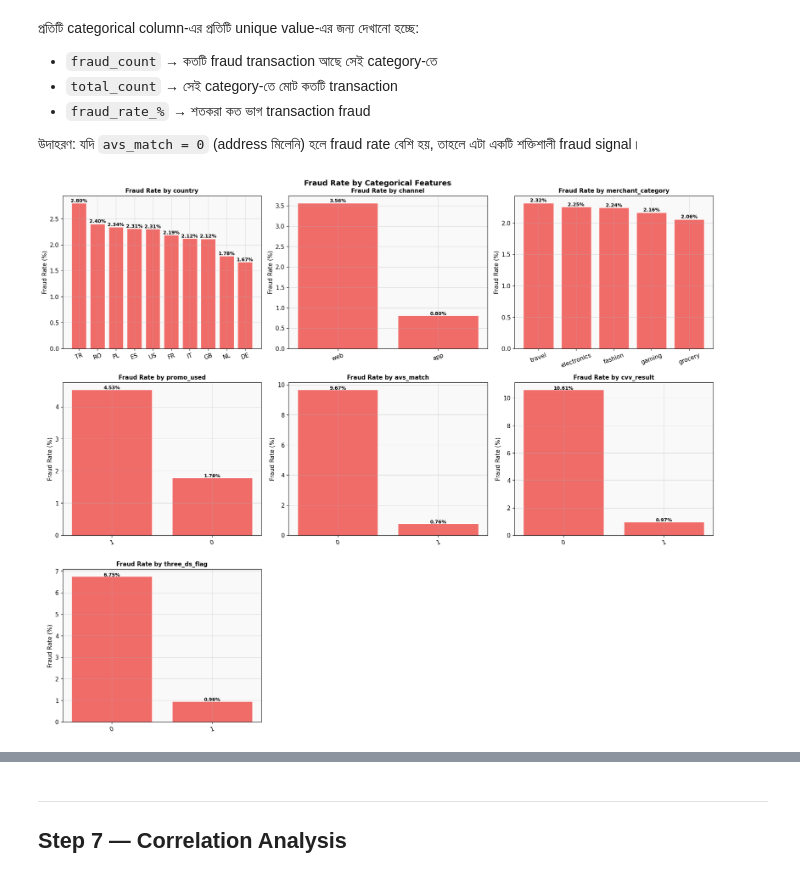
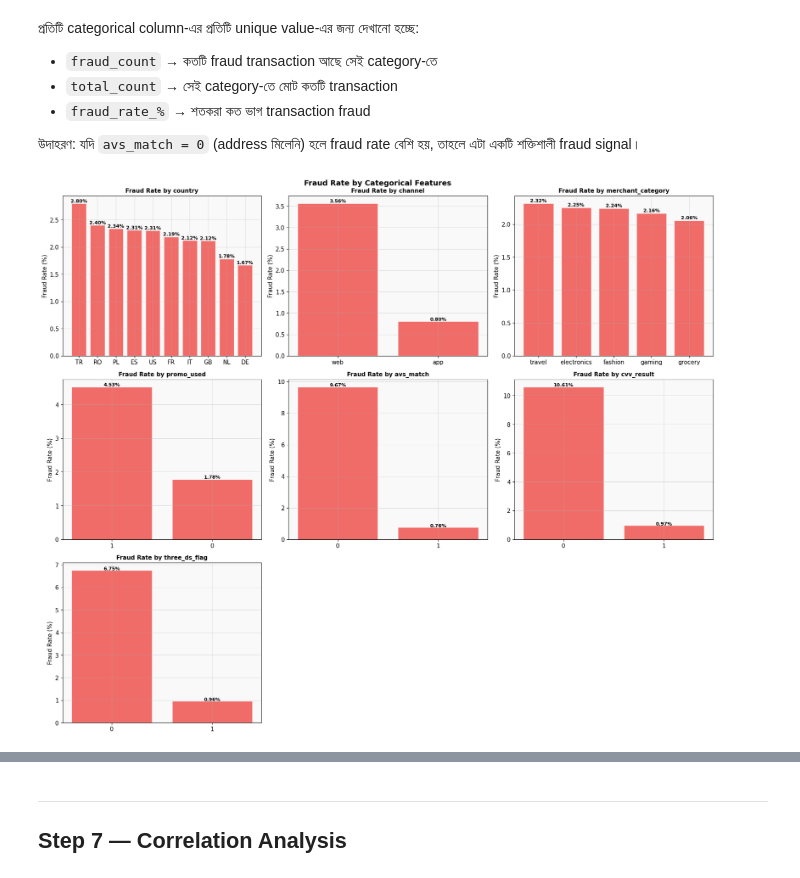
Before and after one commit to MZahidKamal/AI_ML_Expert_with_Phitron_Batch_01, a Jupyter notebook: 02. Machine Learning/Week 02 - Getting Started with Machine Learning/Module 06 - Exploratory Data Analysis (EDA)/05. EDA_Fraud_Detection - (Transactions-Dataset).ipynb, the cells around one changed output, grey strips where cells are left out. Cells and saved outputs as stored; diff of their text form; code cells hidden in the pictures.

```diff
--- a/02. Machine Learning/Week 02 - Getting Started with Machine Learning/Module 06 - Exploratory Data Analysis (EDA)/05. EDA_Fraud_Detection - (Transactions-Dataset).ipynb
+++ b/02. Machine Learning/Week 02 - Getting Started with Machine Learning/Module 06 - Exploratory Data Analysis (EDA)/05. EDA_Fraud_Detection - (Transactions-Dataset).ipynb
@@ -168,9 +168,9 @@ column_descriptions = {
     'channel':                  'How the transaction was done (web or app)',
     'merchant_category':        'Type of store / merchant',
     'promo_used':               'Was a promo/coupon used? (1=Yes, 0=No)',
-    'avs_match':                'Did billing address match card records? (1=Yes, 0=No)',
-    'cvv_result':               'Was the CVV code correct? (1=Yes, 0=No)',
-    'three_ds_flag':            'Was 3D Secure authentication used? (1=Yes, 0=No)',
+    'avs_match':                '(Address Verification System) Did billing address match card records? (1=Yes, 0=No)',
+    'cvv_result':               '(Card Verification Value) Was the CVV code correct? (1=Yes, 0=No)',
+    'three_ds_flag':            '3D Secure (3DS) adds an extra layer of protection to online shopping. With 3DS enabled, you have 2-step authentication on every online purchase—so no payments will ever go through unless you authorize them yourself. Was 3D Secure authentication used? (1=Yes, 0=No)',
     'transaction_time':         'Date and time of the transaction',
     'shipping_distance_km':     'Distance between billing and shipping address (km)',
     'is_fraud':                 '🎯 TARGET: Was this transaction fraud? (1=Yes, 0=No)'
@@ -581,35 +654,35 @@ three_ds_flag
 fig, axes = plt.subplots(3, 3, figsize=(18, 15))
 axes = axes.flatten()
 
 # Here we've drawn a separate bar chart for each categorical feature
 for i, col in enumerate(categorical_cols):
     fraud_rate = (df.groupby(col)['is_fraud'].mean() * 100).sort_values(ascending=False)
 
     bars = axes[i].bar(fraud_rate.index.astype(str),
                         fraud_rate.values,
                         color='#EF5350',
                         edgecolor='white',
                         alpha=0.85)
 
     # Here we've added the exact fraud % on top of each bar
     for bar, val in zip(bars, fraud_rate.values):
         axes[i].text(bar.get_x() + bar.get_width()/2, bar.get_height() + 0.02,
                      f'{val:.2f}%', ha='center', fontsize=9, fontweight='bold')
 
     axes[i].set_title(f'Fraud Rate by {col}', fontsize=11, fontweight='bold')
     axes[i].set_ylabel('Fraud Rate (%)')
-    axes[i].tick_params(axis='x', rotation=20)
+    axes[i].tick_params(axis='x', rotation=0)
 
 # Here we've hidden the extra empty subplots
 for j in range(len(categorical_cols), len(axes)):
     axes[j].set_visible(False)
 
 plt.suptitle('Fraud Rate by Categorical Features', fontsize=14, fontweight='bold')
 plt.tight_layout()
 plt.savefig('plot_04_categorical_fraud_rates.png', dpi=120, bbox_inches='tight')
 plt.show()
 # %% [output]
-[figure, old version]
+[figure, new version]
 # %% [markdown]
 প্রতিটি categorical feature-এর জন্য bar chart দেখাচ্ছে — কোন category-তে fraud rate সবচেয়ে বেশি।
 
```
Also changed, not shown: parts of 7 cells of this notebook, 1 other file.
